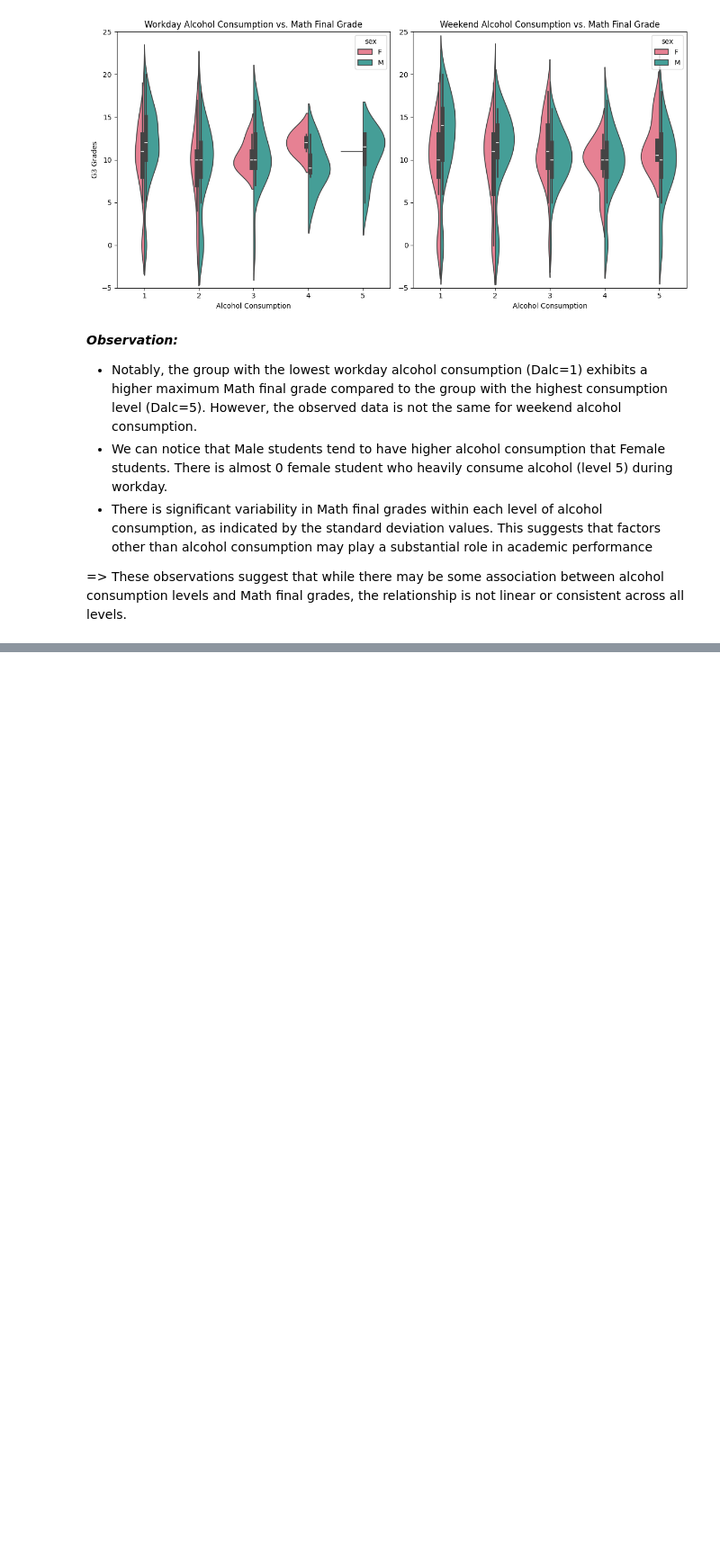
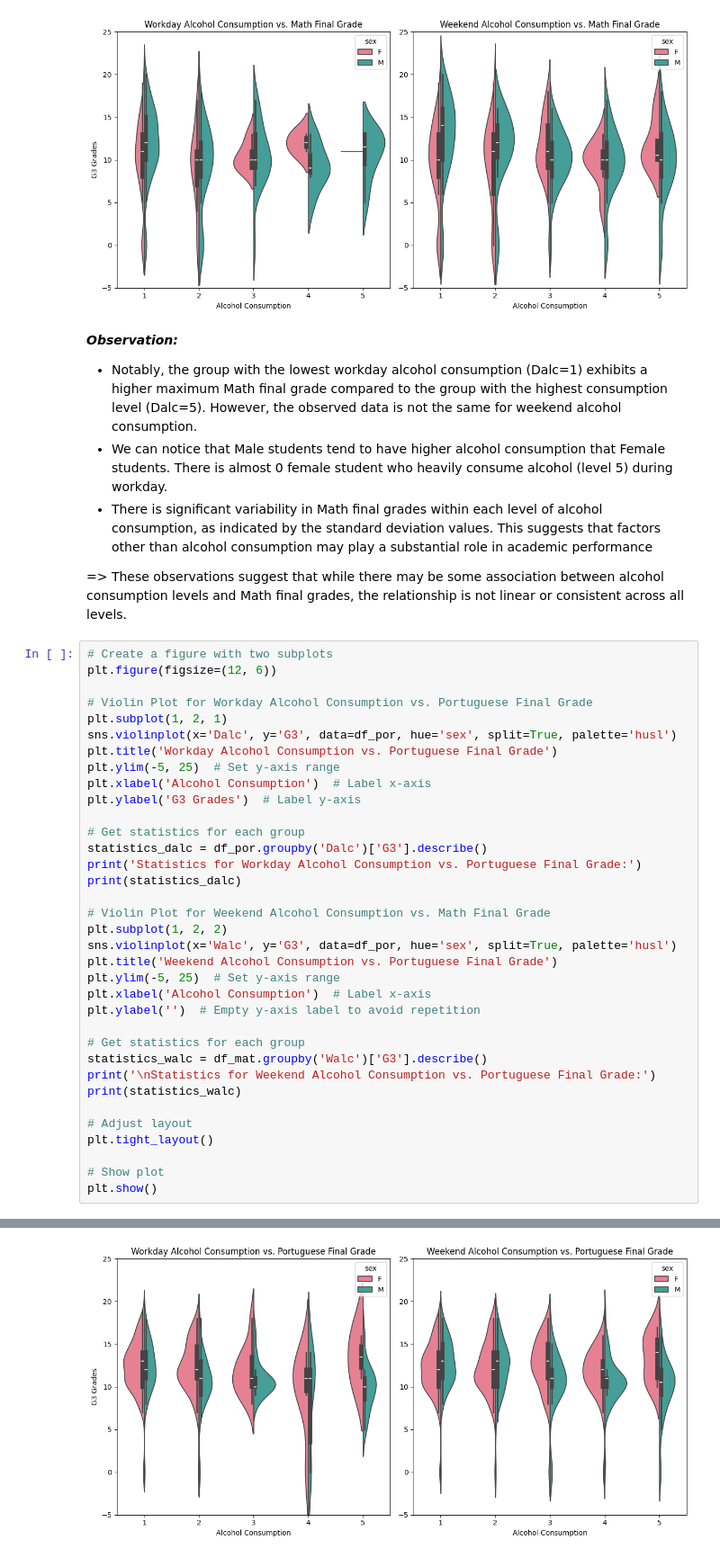
Before and after one commit to zhstella/spark-seprep, a Jupyter notebook: assignments/assignment7/trucduong-a07/trucdg_a07.ipynb, the cells around one changed output, grey strips where cells are left out. Shown at 90% size. Drawn from its saved outputs; the diff is of its cells as text; blank space fills up the shorter version.

```diff
--- a/assignments/assignment7/trucduong-a07/trucdg_a07.ipynb
+++ b/assignments/assignment7/trucduong-a07/trucdg_a07.ipynb
@@ -484,3 +484,39 @@ Walc
 - There is significant variability in Math final grades within each level of alcohol consumption, as indicated by the standard deviation values. This suggests that factors other than alcohol consumption may play a substantial role in academic performance
 
 => These observations suggest that while there may be some association between alcohol consumption levels and Math final grades, the relationship is not linear or consistent across all levels.
+# %%
+# Create a figure with two subplots
+plt.figure(figsize=(12, 6))
+
+# Violin Plot for Workday Alcohol Consumption vs. Portuguese Final Grade
+plt.subplot(1, 2, 1)
+sns.violinplot(x='Dalc', y='G3', data=df_por, hue='sex', split=True, palette='husl')
+plt.title('Workday Alcohol Consumption vs. Portuguese Final Grade')
+plt.ylim(-5, 25)  # Set y-axis range
+plt.xlabel('Alcohol Consumption')  # Label x-axis
+plt.ylabel('G3 Grades')  # Label y-axis
+
+# Get statistics for each group
+statistics_dalc = df_por.groupby('Dalc')['G3'].describe()
+print('Statistics for Workday Alcohol Consumption vs. Portuguese Final Grade:')
+print(statistics_dalc)
+
+# Violin Plot for Weekend Alcohol Consumption vs. Math Final Grade
+plt.subplot(1, 2, 2)
+sns.violinplot(x='Walc', y='G3', data=df_por, hue='sex', split=True, palette='husl')
+plt.title('Weekend Alcohol Consumption vs. Portuguese Final Grade')
+plt.ylim(-5, 25)  # Set y-axis range
+plt.xlabel('Alcohol Consumption')  # Label x-axis
+plt.ylabel('')  # Empty y-axis label to avoid repetition
+
+# Get statistics for each group
+statistics_walc = df_mat.groupby('Walc')['G3'].describe()
+print('\nStatistics for Weekend Alcohol Consumption vs. Portuguese Final Grade:')
+print(statistics_walc)
+
+# Adjust layout
+plt.tight_layout()
+
+# Show plot
+plt.show()
+# %% [output]
@@ -486,0 +540 @@ Walc
+[figure, added]
```
Also changed, not shown: parts of 7 cells of this notebook.
